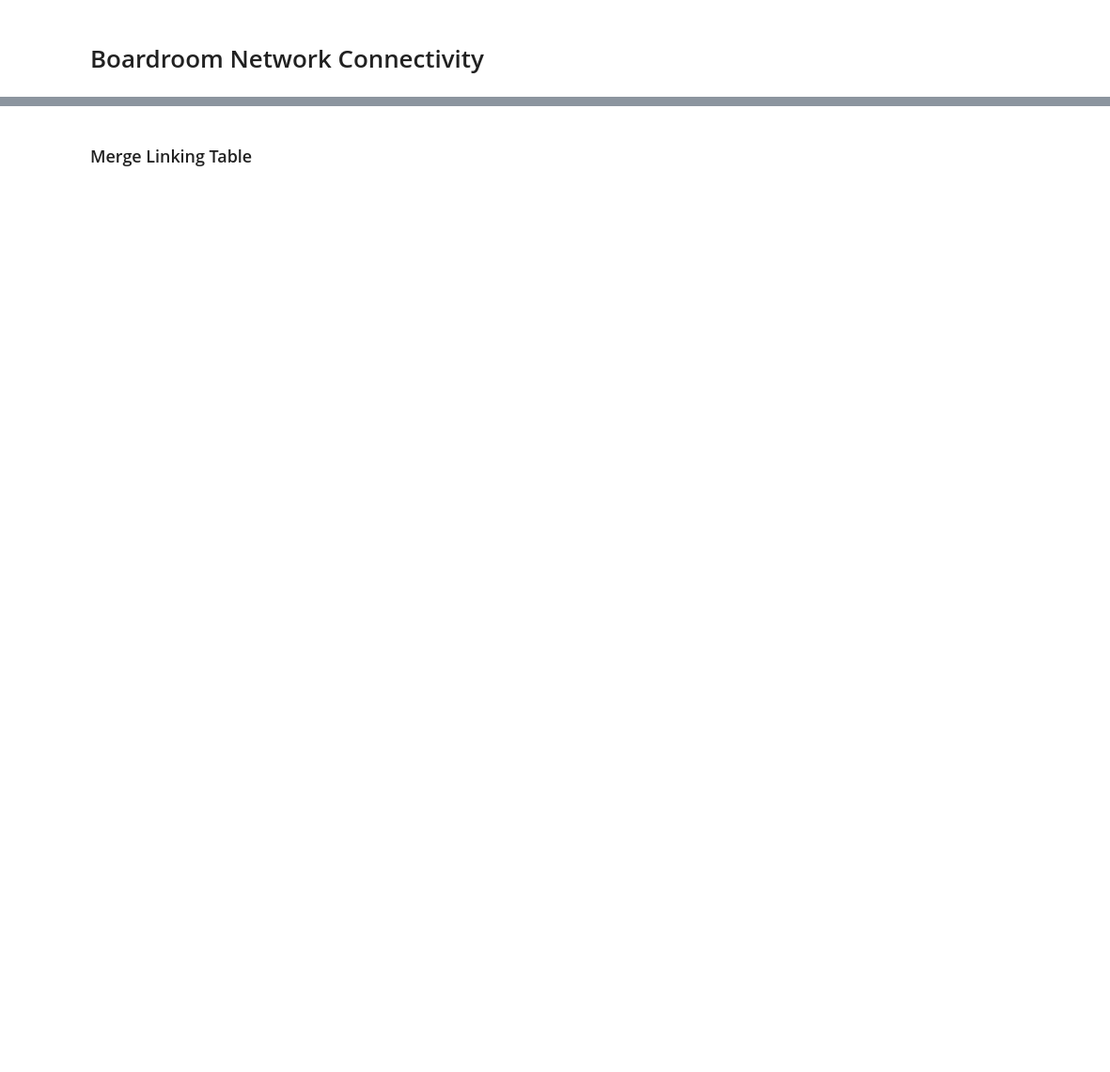
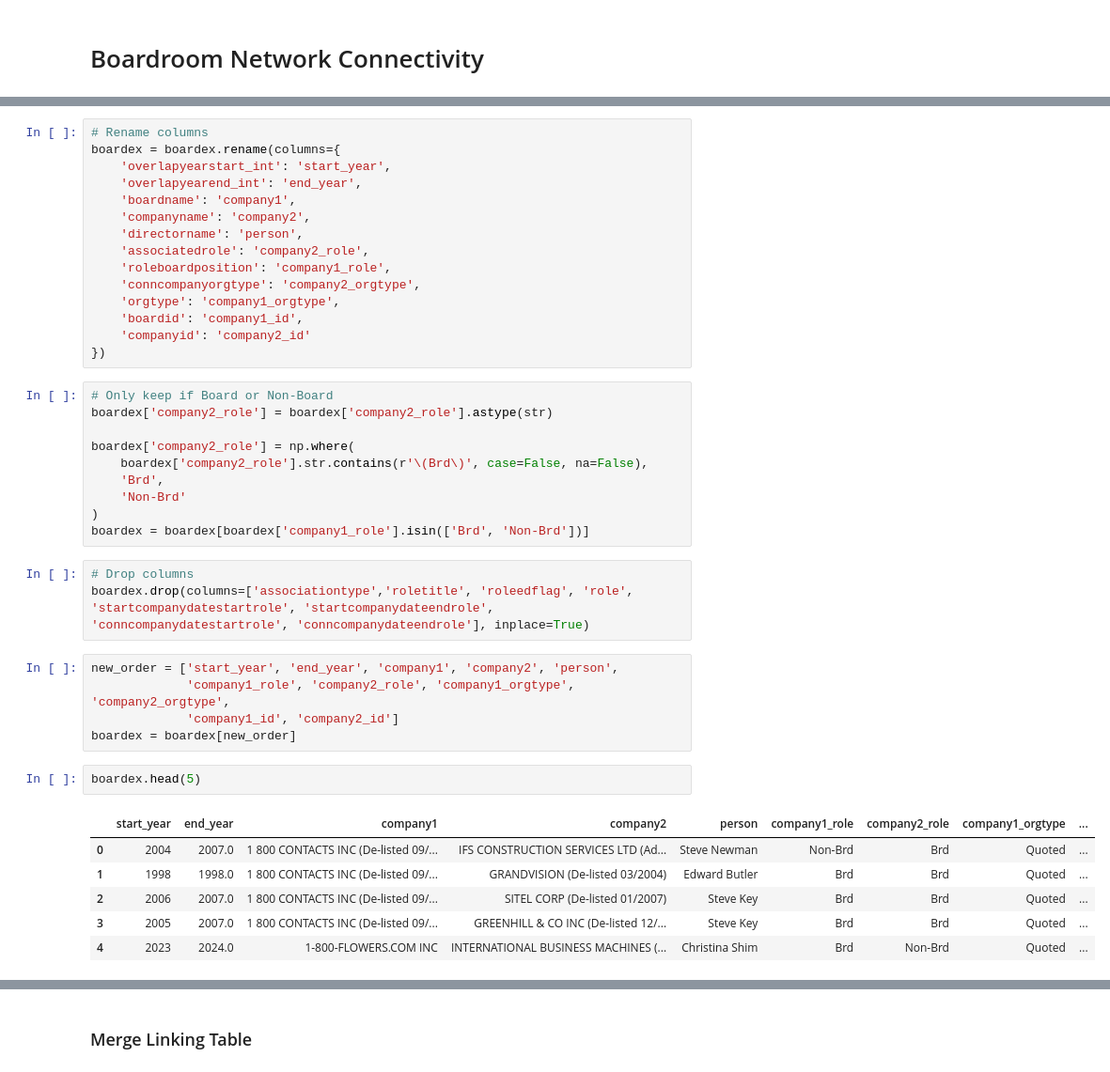
Before and after one commit to shafee-SQ/BoardRoom-Connectivity-Project, a Jupyter notebook: data_cleaning.ipynb, the cells around one changed output, grey strips where cells are left out. Shown at 94% size. Cells and saved outputs as stored; diff of their text form; blank space fills up the shorter version.

```diff
--- a/data_cleaning.ipynb
+++ b/data_cleaning.ipynb
@@ -24,0 +26,42 @@ Linking table Columns: Index(['PERMCO', 'GVKEY', 'companyid', 'score', 'preferre
+# %%
+# Rename columns
+boardex = boardex.rename(columns={
+    'overlapyearstart_int': 'start_year',
+    'overlapyearend_int': 'end_year',
+    'boardname': 'company1',
+    'companyname': 'company2',
+    'directorname': 'person',
+    'associatedrole': 'company2_role',
+    'roleboardposition': 'company1_role',
+    'conncompanyorgtype': 'company2_orgtype',
+    'orgtype': 'company1_orgtype',
+    'boardid': 'company1_id',
+    'companyid': 'company2_id'
+})
+# %%
+# Only keep if Board or Non-Board
+boardex['company2_role'] = boardex['company2_role'].astype(str)
+
+boardex['company2_role'] = np.where(
+    boardex['company2_role'].str.contains(r'\(Brd\)', case=False, na=False),
+    'Brd',
+    'Non-Brd'
+)
+boardex = boardex[boardex['company1_role'].isin(['Brd', 'Non-Brd'])]
+# %%
+# Drop columns
+boardex.drop(columns=['associationtype','roletitle', 'roleedflag', 'role', 'startcompanydatestartrole', 'startcompanydateendrole', 'conncompanydatestartrole', 'conncompanydateendrole'], inplace=True)
+# %%
+new_order = ['start_year', 'end_year', 'company1', 'company2', 'person',
+             'company1_role', 'company2_role', 'company1_orgtype', 'company2_orgtype',
+             'company1_id', 'company2_id']
+boardex = boardex[new_order]
+# %%
+boardex.head(5)
+# %% [output]
+|  | start_year | end_year | company1 | company2 | person | company1_role | company2_role | company1_orgtype | ... |
+| 0 | 2004 | 2007.0 | 1 800 CONTACTS INC (De-listed 09/... | IFS CONSTRUCTION SERVICES LTD (Ad... | Steve Newman | Non-Brd | Brd | Quoted | ... |
+| 1 | 1998 | 1998.0 | 1 800 CONTACTS INC (De-listed 09/... | GRANDVISION (De-listed 03/2004) | Edward Butler | Brd | Brd | Quoted | ... |
+| 2 | 2006 | 2007.0 | 1 800 CONTACTS INC (De-listed 09/... | SITEL CORP (De-listed 01/2007) | Steve Key | Brd | Brd | Quoted | ... |
+| 3 | 2005 | 2007.0 | 1 800 CONTACTS INC (De-listed 09/... | GREENHILL & CO INC (De-listed 12/... | Steve Key | Brd | Brd | Quoted | ... |
+| 4 | 2023 | 2024.0 | 1-800-FLOWERS.COM INC | INTERNATIONAL BUSINESS MACHINES (... | Christina Shim | Brd | Non-Brd | Quoted | ... |
```
Also changed, not shown: parts of 18 cells of this notebook.
